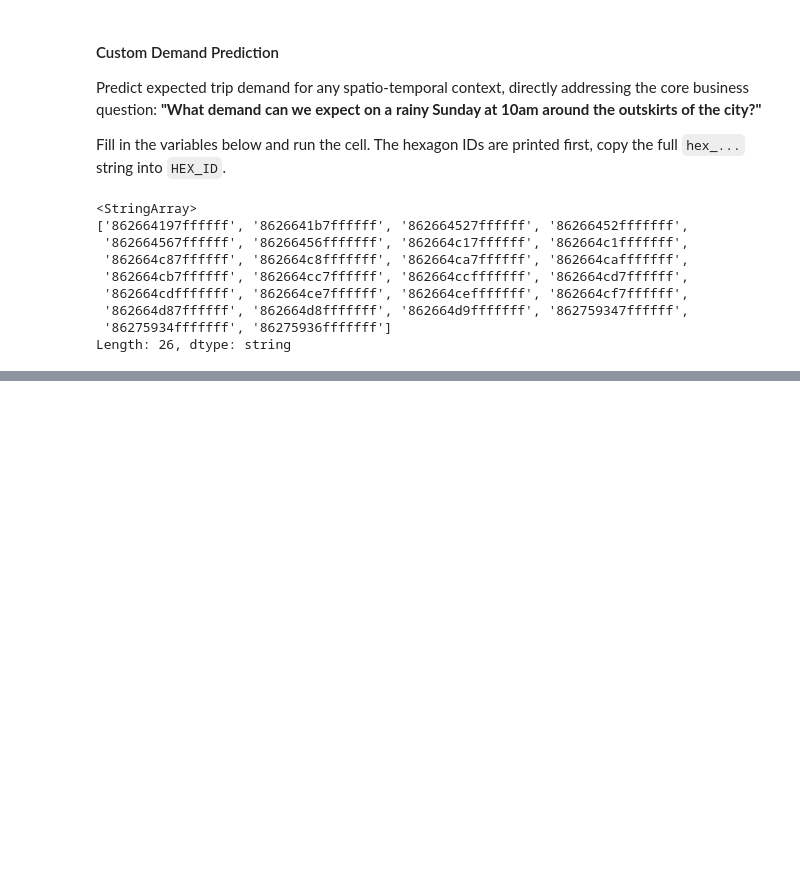
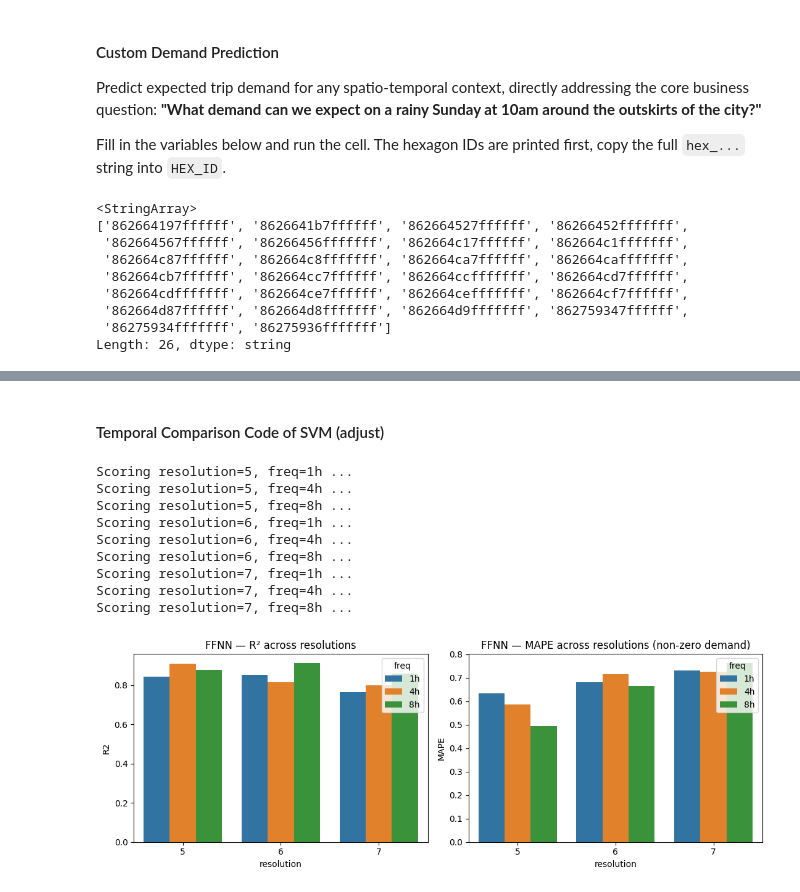
Before and after one commit to timoerc/AAA26-Chicago-Mobility, a Jupyter notebook: notebooks/03c_nn.ipynb, the cells around one changed output, grey strips where cells are left out. Saved outputs shown, nothing was run; the diff lists cells and outputs as text; code cells hidden in the pictures; blank space fills up the shorter version.

```diff
--- a/notebooks/03c_nn.ipynb
+++ b/notebooks/03c_nn.ipynb
@@ -508,0 +508,80 @@ Hexagon: hex_862664cc7ffffff | Weekend | Month: July
+# %% [markdown]
+#### Temporal Comparison Code of SVM (adjust)
+# %%
+from sklearn.metrics import mean_absolute_percentage_error
+import seaborn as sns
+
+def quick_score_nn(panel, n=6_000, seed=1):
+    """Train FFNN with best_config on a subsample of panel; return MAE, R2, MAPE."""
+    yy = np.log1p(panel['trip_count'])
+    hex_d = pd.get_dummies(panel['h3_id'], prefix='hex', dtype=float)
+    xx = pd.concat([panel.drop(columns=['trip_count', 'h3_id', 'time_bucket']), hex_d], axis=1).astype(float)
+
+    valid = xx.notna().all(axis=1)
+    xx, yy = xx.loc[valid], yy.loc[valid]
+
+    tr_idx, te_idx = train_test_split(xx.index, train_size=0.7, random_state=SEED, shuffle=True)
+
+    # Subsample for speed
+    rng = np.random.RandomState(seed)
+    tr_sub = rng.choice(tr_idx, size=min(n, len(tr_idx)), replace=False)
+    te_sub = rng.choice(te_idx, size=min(n // 2, len(te_idx)), replace=False)
+
+    sc = StandardScaler()
+    X_tr = sc.fit_transform(xx.loc[tr_sub])
+    X_te = sc.transform(xx.loc[te_sub])
+
+    keras.utils.set_random_seed(SEED)
+    m = build_model(
+        best_config['hidden'], dropout=best_config['dropout'],
+        lr=best_config['lr'], optimizer=best_config['optimizer'],
+        input_dim=X_tr.shape[1],
+    )
+    es = keras.callbacks.EarlyStopping(monitor='val_loss', patience=12, restore_best_weights=True)
+    m.fit(X_tr, yy.loc[tr_sub].values,
+          validation_data=(X_te, yy.loc[te_sub].values),
+          epochs=100, batch_size=512, callbacks=[es], verbose=0)
+
+    pred = np.expm1(m.predict(X_te, verbose=0).squeeze())
+    pred = np.clip(np.nan_to_num(pred, nan=0.0, posinf=0.0, neginf=0.0), 0, None)
+    true = np.expm1(yy.loc[te_sub].values)
+    nonzero = true > 0
+
+    return {
+        'n_rows': len(panel), 'n_hex': panel['h3_id'].nunique(),
+        'MAE':  mean_absolute_error(true, pred),
+        'R2':   r2_score(true, pred),
+        'MAPE': mean_absolute_percentage_error(true[nonzero], pred[nonzero]),
+    }
+
+SENSITIVITY_CONFIGS = [(r, f) for r in [5, 6, 7] for f in ['1h', '4h', '8h']]
+
+sens_rows = []
+for resolution, freq in SENSITIVITY_CONFIGS:
+    print(f"Scoring resolution={resolution}, freq={freq} ...")
+    panel = df if (resolution == RESOLUTION and freq == f'{FREQ_HOURS}h') \
+            else prepare_modelling(resolution=resolution, freq=freq)
+    sens_rows.append({'resolution': resolution, 'freq': freq, **quick_score_nn(panel)})
+
+sensitivity = pd.DataFrame(sens_rows).round(3)
+
+fig, axes = plt.subplots(1, 2, figsize=(11, 4))
+sns.barplot(data=sensitivity, x='resolution', y='R2', hue='freq', ax=axes[0])
+axes[0].set_title('FFNN — R² across resolutions')
+sns.barplot(data=sensitivity, x='resolution', y='MAPE', hue='freq', ax=axes[1])
+axes[1].set_title('FFNN — MAPE across resolutions (non-zero demand)')
+plt.tight_layout()
+plt.show()
+
+sensitivity
+# %% [output]
+Scoring resolution=5, freq=1h ...
+Scoring resolution=5, freq=4h ...
+Scoring resolution=5, freq=8h ...
+Scoring resolution=6, freq=1h ...
+Scoring resolution=6, freq=4h ...
+Scoring resolution=6, freq=8h ...
+Scoring resolution=7, freq=1h ...
+Scoring resolution=7, freq=4h ...
+Scoring resolution=7, freq=8h ...
+[figure, added]
```
Also changed, not shown: parts of 10 cells of this notebook.
